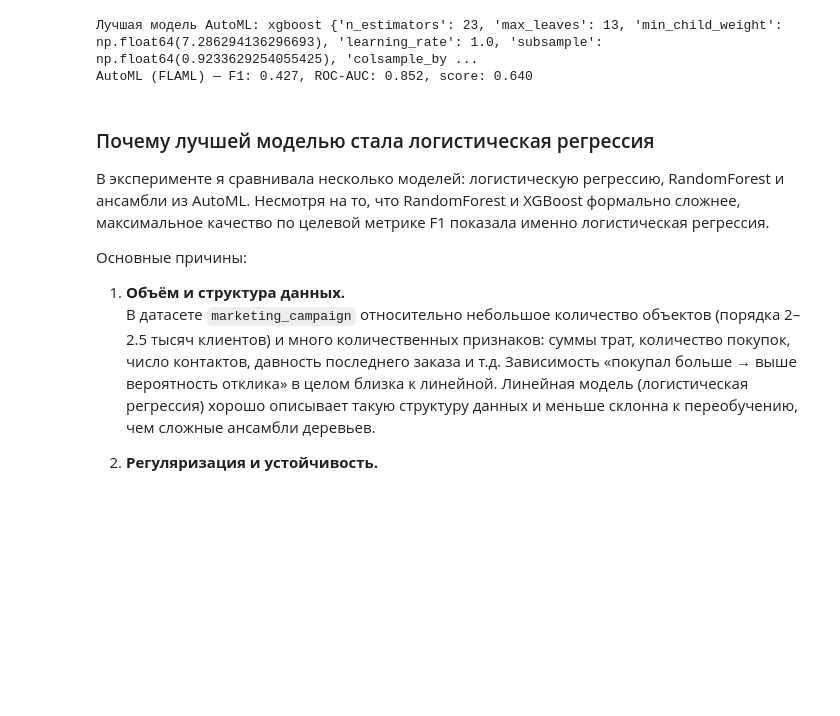
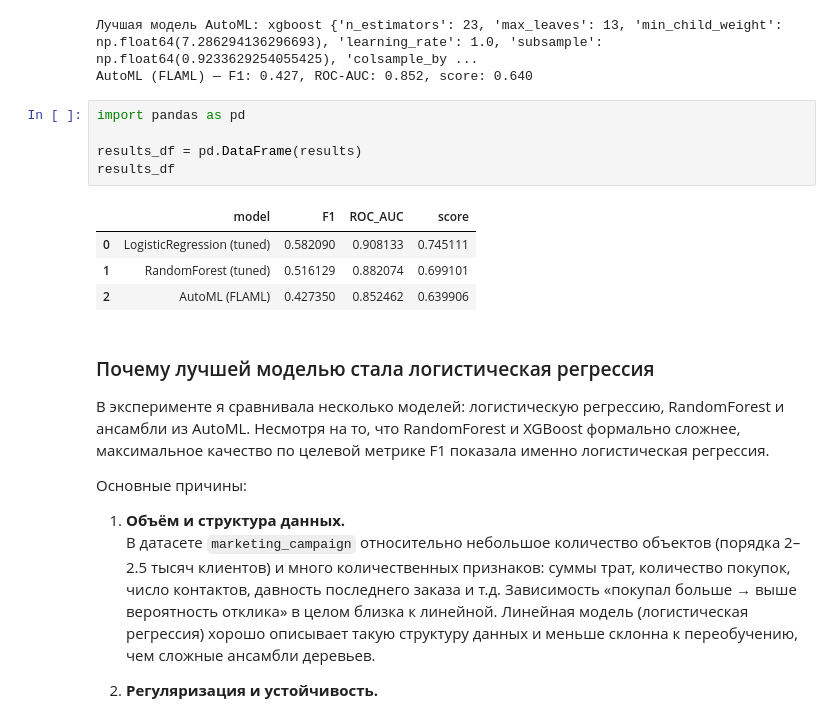
Before and after one commit to boiarchuk-a/Data-project, a Jupyter notebook: my_model.ipynb, the cells around one changed output. Cells and saved outputs as stored; diff of their text form; blank space fills up the shorter version.

```diff
--- a/my_model.ipynb
+++ b/my_model.ipynb
@@ -486,6 +490,16 @@ print(f"AutoML (FLAML) — F1: {f1:.3f}, ROC-AUC: {roc:.3f}, score: {score:.3f}"
 # %% [output]
 Лучшая модель AutoML: xgboost {'n_estimators': 23, 'max_leaves': 13, 'min_child_weight': np.float64(7.286294136296693), 'learning_rate': 1.0, 'subsample': np.float64(0.9233629254055425), 'colsample_by ...
 AutoML (FLAML) — F1: 0.427, ROC-AUC: 0.852, score: 0.640
+# %%
+import pandas as pd
+
+results_df = pd.DataFrame(results)
+results_df
+# %% [output]
+|  | model | F1 | ROC_AUC | score |
+| 0 | LogisticRegression (tuned) | 0.582090 | 0.908133 | 0.745111 |
+| 1 | RandomForest (tuned) | 0.516129 | 0.882074 | 0.699101 |
+| 2 | AutoML (FLAML) | 0.427350 | 0.852462 | 0.639906 |
 # %% [markdown]
 ### Почему лучшей моделью стала логистическая регрессия
 
```
Also changed, not shown: parts of 26 cells of this notebook.
